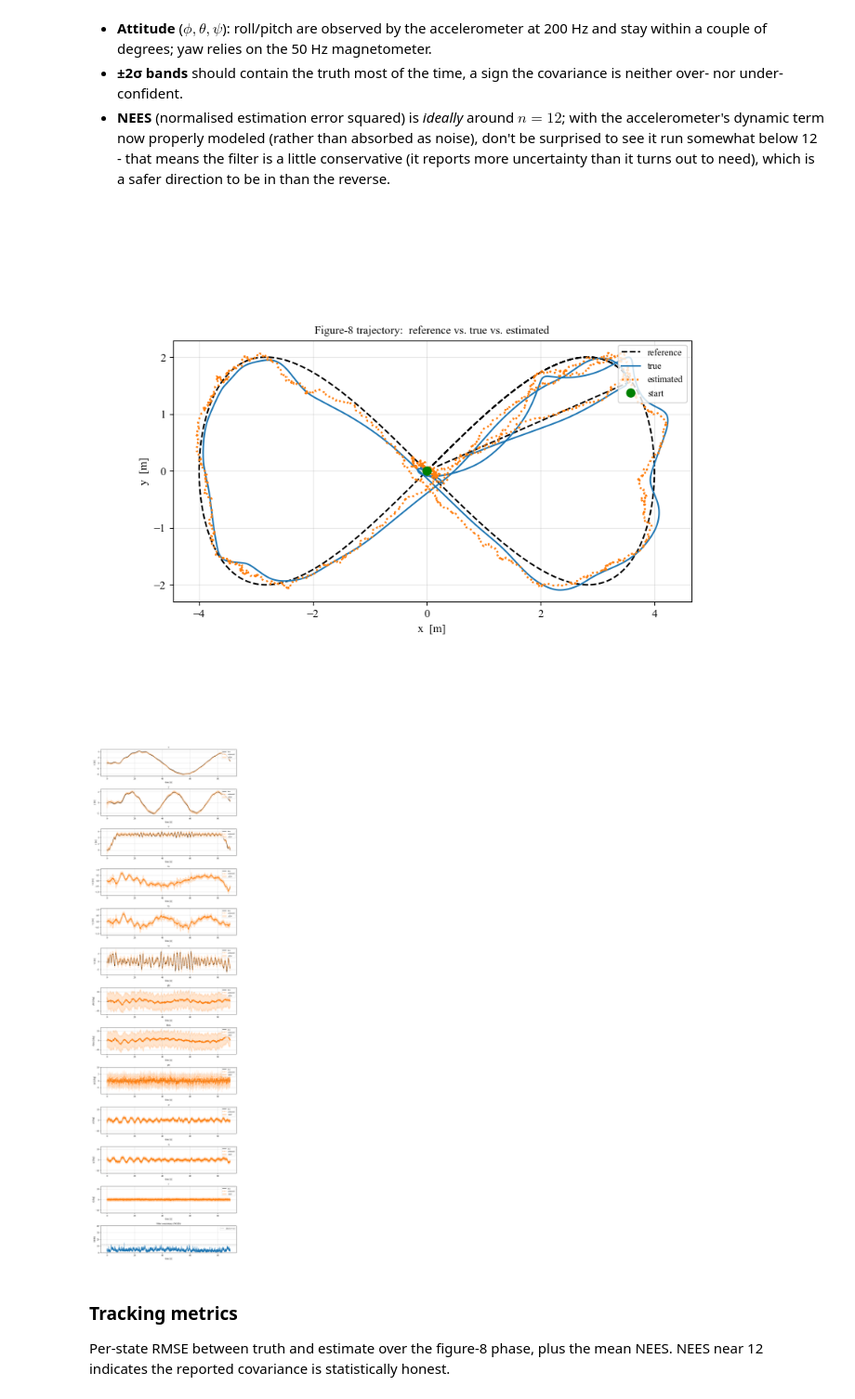
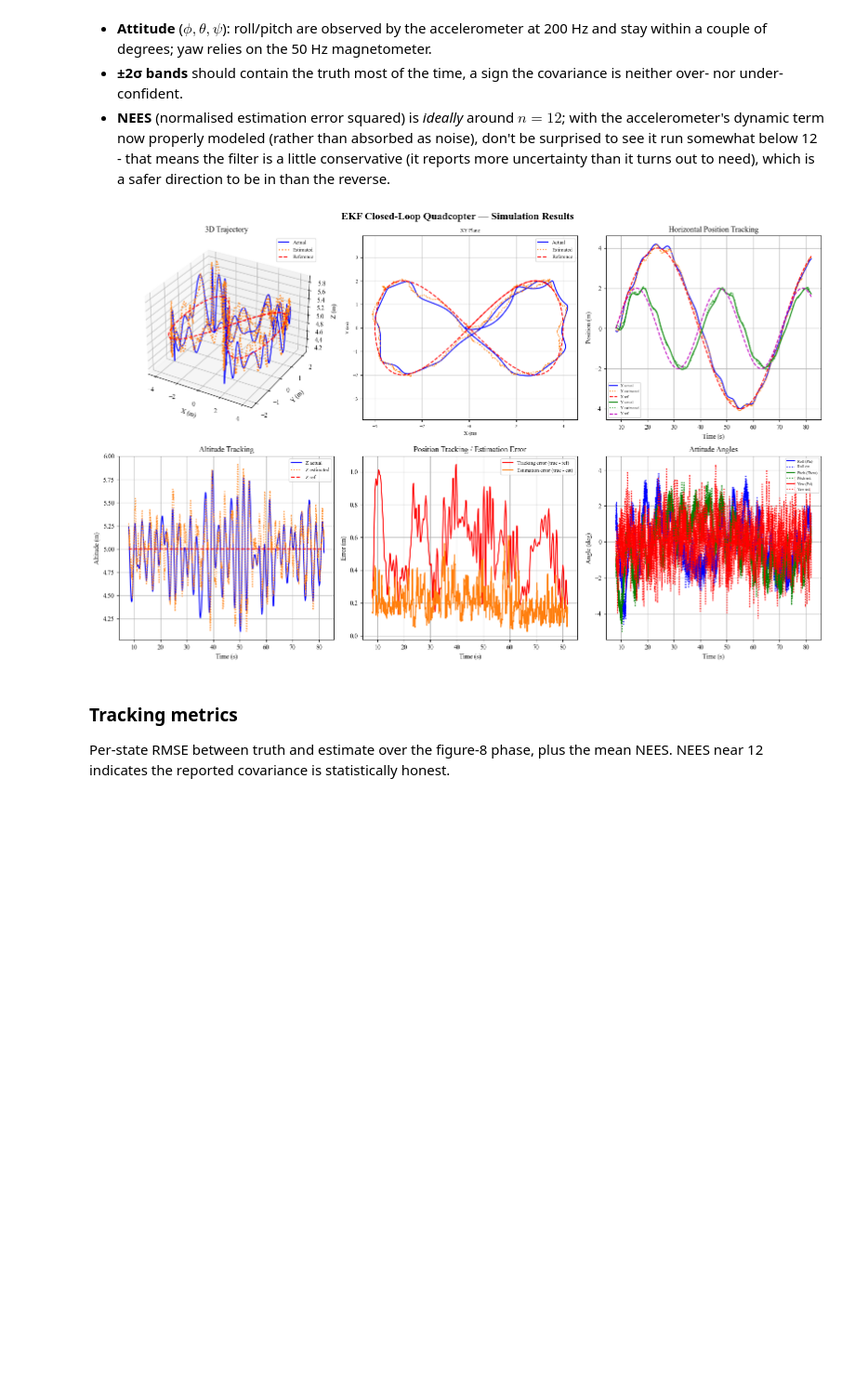
Before and after one commit to C4dynamics/c4dynamics, a Jupyter notebook: docs/source/programs/ekf_estimation/quad_ekf.ipynb, the cells around one changed output. Shown at 93% size. Drawn from its saved outputs; the diff is of its cells as text; code cells hidden in the pictures; blank space fills up the shorter version.

```diff
--- a/docs/source/programs/ekf_estimation/quad_ekf.ipynb
+++ b/docs/source/programs/ekf_estimation/quad_ekf.ipynb
@@ -697,6 +665,6 @@ accel       0.1000
 # %%
 from c4dynamics.models.quad import default_quad_config
-from c4dynamics.controllers.controller_config import default_controller_config
+from c4dynamics.controllers.cascade_pid_config import default_controller_config
 
 # Same vehicle and reference PID gains as the plain cascade-PID example --
 # the focus here is the EKF, not vehicle/controller tuning. To edit either
@@ -704,15 +672,15 @@ from c4dynamics.controllers.controller_config import default_controller_config
 quadcopter = default_quad_config()
 
 controller = default_controller_config()
-# controller.update(
-#     # Detuned vs. the reference (10.0/10.0): this loop reacts to a noisier,
-#     # estimate-driven z (not truth), so it runs softer here.
-#     Kp_z=8.0, Ki_z=8.0,
-# )
+controller.update(
+    # Detuned vs. the reference (10.0/10.0): this loop reacts to a noisier,
+    # estimate-driven z (not truth), so it runs softer here.
+    Kp_z=8.0, Ki_z=8.0,
+)
 
 trajectory = {
-    'A': 4.0,            # figure-8 X amplitude [m]
-    'B': 2.0,            # figure-8 Y amplitude [m]
+    'A': 4.0,            # figure-8 x amplitude [m]
+    'B': 2.0,            # figure-8 y amplitude [m]
     'omega': 0.1,        # angular frequency [rad/s]  (period ~ 62.8 s)
     'z_ref': 5.0,        # hover altitude [m]
     't_end': 90.0,       # total simulation time [s]
@@ -759,11 +727,9 @@ EKF closed-loop complete.
   little conservative (it reports more uncertainty than it turns out to need), which
   is a safer direction to be in than the reverse.
 # %%
-fig8 = quad_ekf.plot_trajectory(truth, est, config)
-fig = quad_ekf.plot_estimation(truth, est, diag, states=('x','y','z','vx','vy','vz','phi','theta','psi','p','q','r'))
+fig = quad_ekf.plot_dashboard(truth, est, config)
 # %% [output]
-[figure, old version]
+[figure, new version]
-[figure, removed]
 # %% [markdown]
 ### Tracking metrics
 
```
Also changed, not shown: parts of 15 cells of this notebook, 6 other files.
